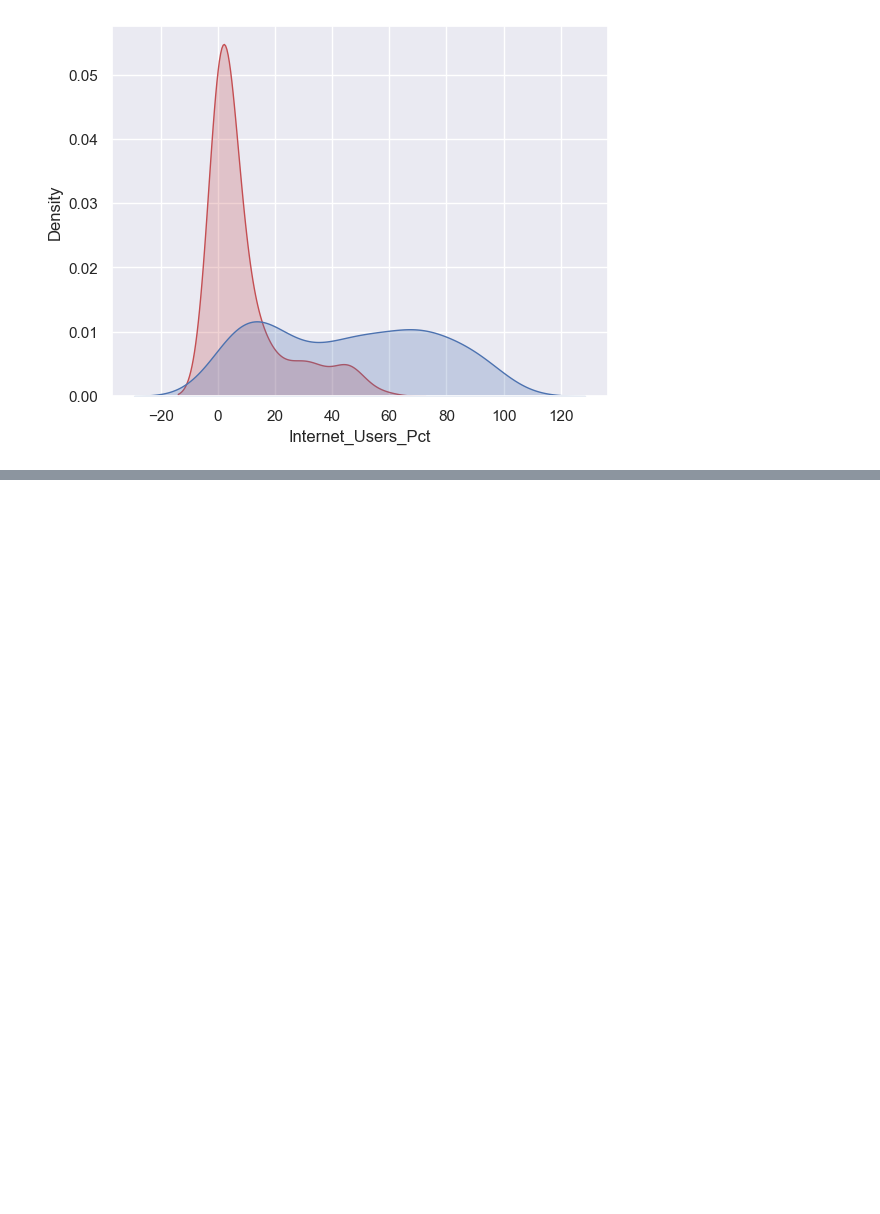
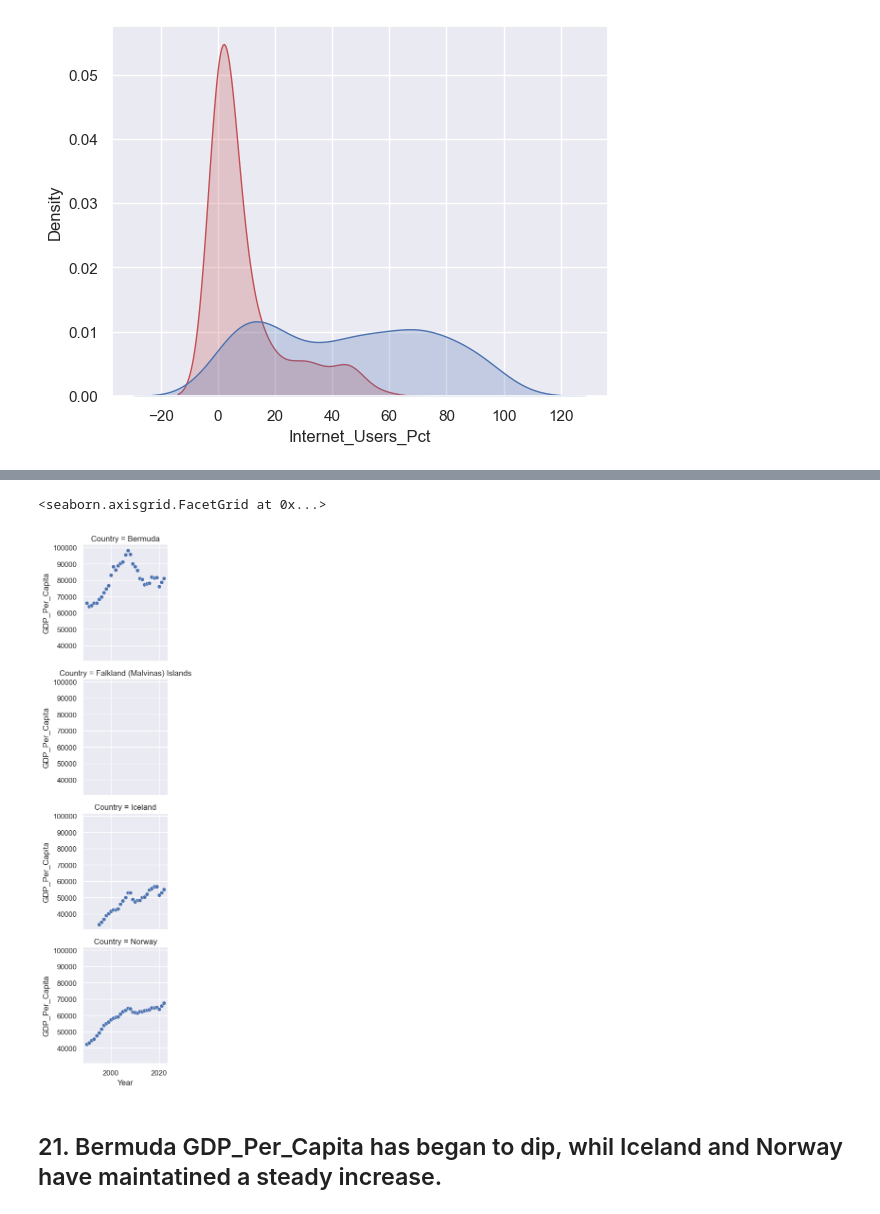
Before and after one commit to NSS-Full-Time-Data-Analytics-14/gdp-and-internet-usage-david423br, a Jupyter notebook: notebook/UN_Internet_GDP_DRuiz.ipynb, the cells around one changed output, grey strips where cells are left out. Drawn from its saved outputs; the diff is of its cells as text; code cells hidden in the pictures; blank space fills up the shorter version.

```diff
--- a/notebook/UN_Internet_GDP_DRuiz.ipynb
+++ b/notebook/UN_Internet_GDP_DRuiz.ipynb
@@ -410,0 +508,3 @@ plt.show()
+# %%
+gdp_and_internet_use = pd.merge(gdp_df, internet_df, on = ['Country', 'Year'], how = 'outer')
+gdp_and_internet_use
@@ -410,0 +536,3 @@ plt.show()
+# %%
+gdp_and_internet_use_test = gdp_and_internet_use.loc[gdp_and_internet_use.Country.isin(['Iceland', 'Falkland (Malvinas) Islands', 'Bermuda', 'Norway'])]
+gdp_and_internet_use_test
@@ -410,0 +553,8 @@ plt.show()
+# %%
+gdp_int_facet_grid = sns.FacetGrid(gdp_and_internet_use_test, row = 'Country')
+gdp_int_facet_grid.map(sns.scatterplot, 'Year', 'GDP_Per_Capita')
+# %% [output]
+<seaborn.axisgrid.FacetGrid at 0x...>
+[figure, added]
+# %% [markdown]
+## 21. Bermuda GDP_Per_Capita has began to dip, whil Iceland and Norway have maintatined a steady increase.
```
Also changed, not shown: parts of 27 cells of this notebook.
